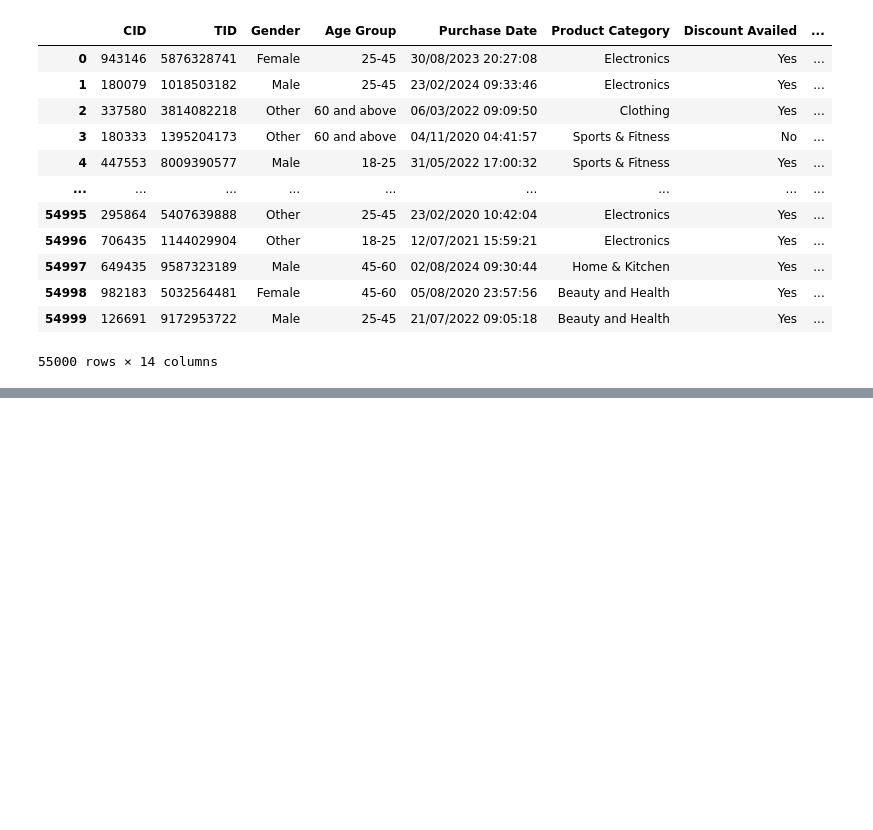
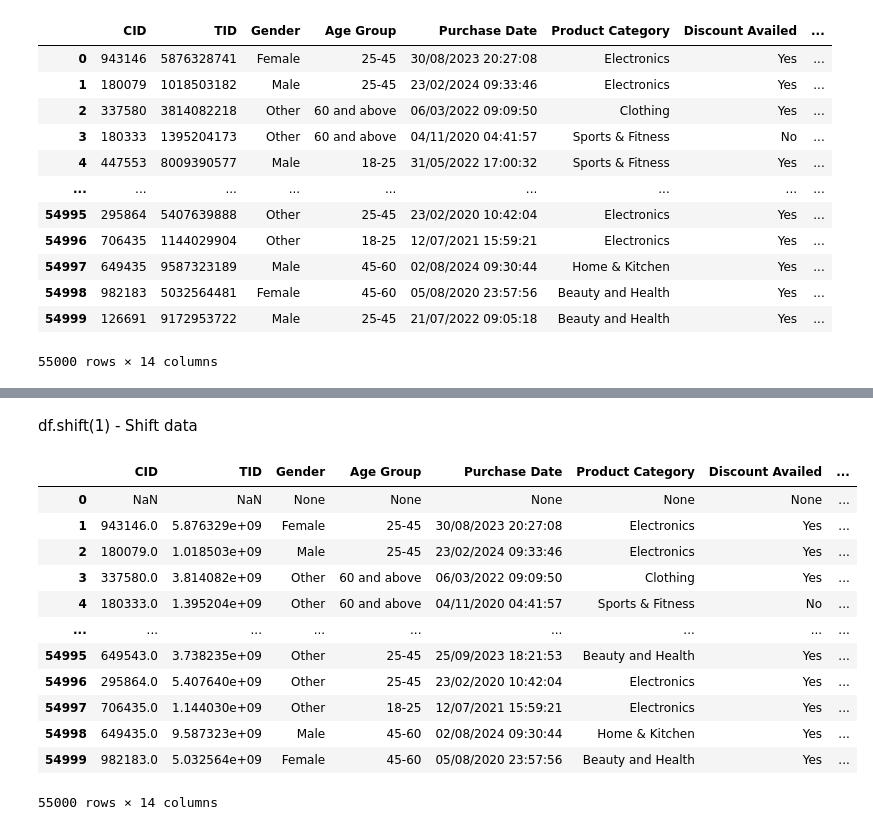
Before and after one commit to R123gh/Data-cleaning-project-, a Jupyter notebook: important_function_pandas 2.ipynb, the cells around one changed output, grey strips where cells are left out. Cells and saved outputs as stored; diff of their text form; code cells hidden in the pictures; blank space fills up the shorter version.

```diff
--- a/important_function_pandas 2.ipynb
+++ b/important_function_pandas 2.ipynb
@@ -177,0 +244,18 @@ join1
+# %% [markdown]
+ df.shift(1) - Shift data
+# %%
+df.shift(1)
+# %% [output]
+|  | CID | TID | Gender | Age Group | Purchase Date | Product Category | Discount Availed | ... |
+| 0 | NaN | NaN | None | None | None | None | None | ... |
+| 1 | 943146.0 | 5.876329e+09 | Female | 25-45 | 30/08/2023 20:27:08 | Electronics | Yes | ... |
+| 2 | 180079.0 | 1.018503e+09 | Male | 25-45 | 23/02/2024 09:33:46 | Electronics | Yes | ... |
+| 3 | 337580.0 | 3.814082e+09 | Other | 60 and above | 06/03/2022 09:09:50 | Clothing | Yes | ... |
+| 4 | 180333.0 | 1.395204e+09 | Other | 60 and above | 04/11/2020 04:41:57 | Sports & Fitness | No | ... |
+| ... | ... | ... | ... | ... | ... | ... | ... | ... |
+| 54995 | 649543.0 | 3.738235e+09 | Other | 25-45 | 25/09/2023 18:21:53 | Beauty and Health | Yes | ... |
+| 54996 | 295864.0 | 5.407640e+09 | Other | 25-45 | 23/02/2020 10:42:04 | Electronics | Yes | ... |
+| 54997 | 706435.0 | 1.144030e+09 | Other | 18-25 | 12/07/2021 15:59:21 | Electronics | Yes | ... |
+| 54998 | 649435.0 | 9.587323e+09 | Male | 45-60 | 02/08/2024 09:30:44 | Home & Kitchen | Yes | ... |
+| 54999 | 982183.0 | 5.032564e+09 | Female | 45-60 | 05/08/2020 23:57:56 | Beauty and Health | Yes | ... |
+55000 rows × 14 columns
```
Also changed, not shown: parts of 13 cells of this notebook.
